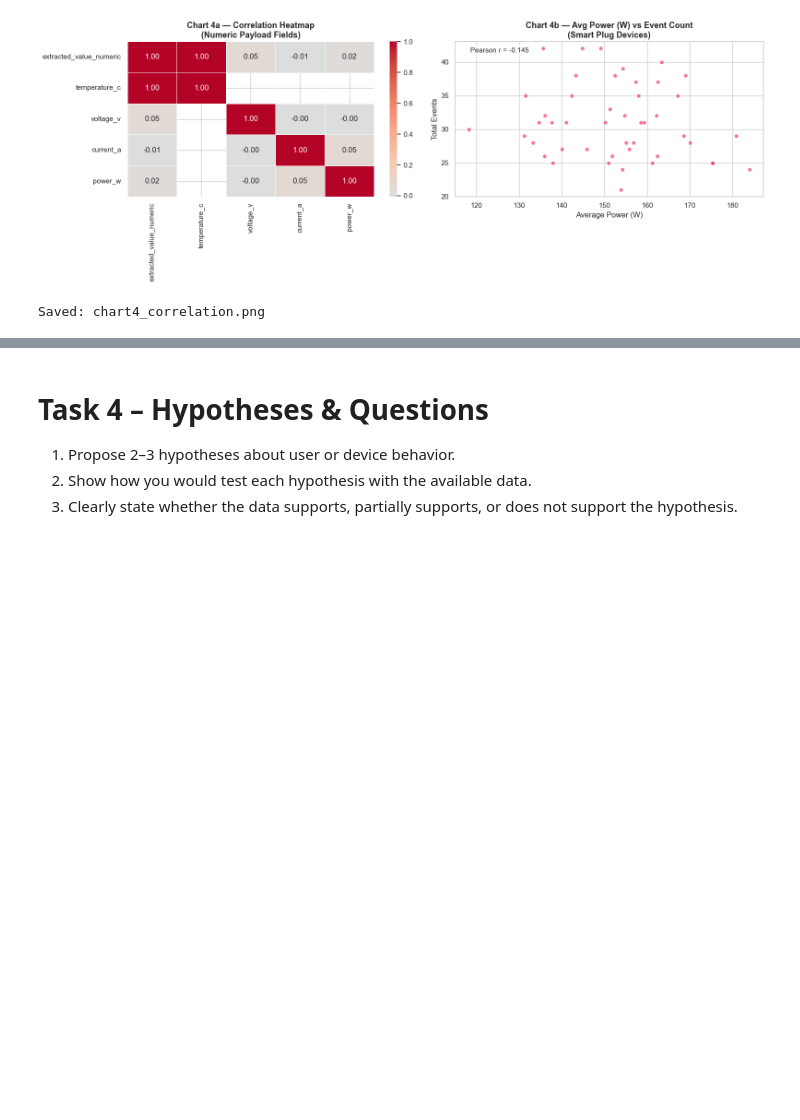
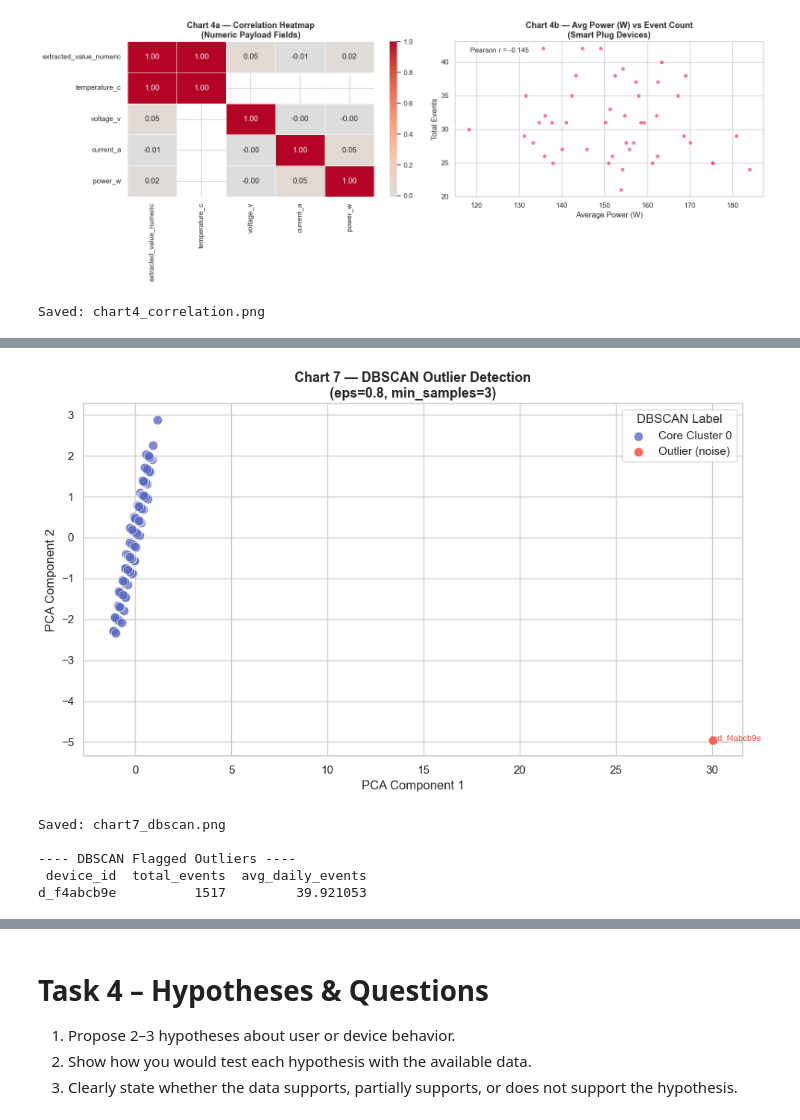
Before and after one commit to mbobat1/data-analysis-assessment, a Jupyter notebook: notebooks/analysis.ipynb, the cells around one changed output, grey strips where cells are left out. Cells and saved outputs as stored; diff of their text form; code cells hidden in the pictures; blank space fills up the shorter version.

```diff
--- a/notebooks/analysis.ipynb
+++ b/notebooks/analysis.ipynb
@@ -558,0 +689,62 @@ Saved: chart4_correlation.png
+# %%
+# Chart 7 — DBSCAN Outlier Detection
+from sklearn.cluster import DBSCAN
+
+db = DBSCAN(eps=0.8, min_samples=3)
+device_features["cluster_dbscan"] = db.fit_predict(X_scaled)
+
+device_features["dbscan_label"] = device_features["cluster_dbscan"].apply(
+    lambda x: "Outlier (noise)" if x == -1 else f"Core Cluster {x}"
+)
+
+fig, ax = plt.subplots(figsize=(10, 6))
+for label, grp in device_features.groupby("dbscan_label"):
+    color = "#F44336" if label == "Outlier (noise)" else "#5C6BC0"
+    ax.scatter(
+        grp["pca_x"],
+        grp["pca_y"],
+        label=label,
+        color=color,
+        s=80,
+        alpha=0.8,
+        edgecolors="white",
+        linewidth=0.5,
+    )
+
+# Annotate all flagged outliers
+for _, row in device_features[device_features["cluster_dbscan"] == -1].iterrows():
+    ax.annotate(
+        f"  {row['device_id']}",
+        xy=(row["pca_x"], row["pca_y"]),
+        fontsize=8,
+        color="#F44336",
+    )
+
+ax.set_title(
+    "Chart 7 — DBSCAN Outlier Detection\n(eps=0.8, min_samples=3)",
+    fontsize=13,
+    fontweight="bold",
+)
+ax.set_xlabel("PCA Component 1")
+ax.set_ylabel("PCA Component 2")
+ax.legend(title="DBSCAN Label")
+
+plt.tight_layout()
+plt.savefig("../charts/chart7_dbscan.png", dpi=150, bbox_inches="tight")
+plt.show()
+print("Saved: chart7_dbscan.png")
+
+# These variables are used by Charts 8 & 9
+outlier_mask = device_features["cluster_dbscan"] == -1
+df_outliers = device_features[outlier_mask][
+    ["device_id", "total_events", "avg_daily_events"]
+]
+print("\n---- DBSCAN Flagged Outliers ----")
+print(df_outliers.to_string(index=False))
+# %% [output]
+[figure, added]
+Saved: chart7_dbscan.png
+
+---- DBSCAN Flagged Outliers ----
+ device_id  total_events  avg_daily_events
+d_f4abcb9e          1517         39.921053
```
Also changed, not shown: parts of 8 cells of this notebook, 6 other files.
